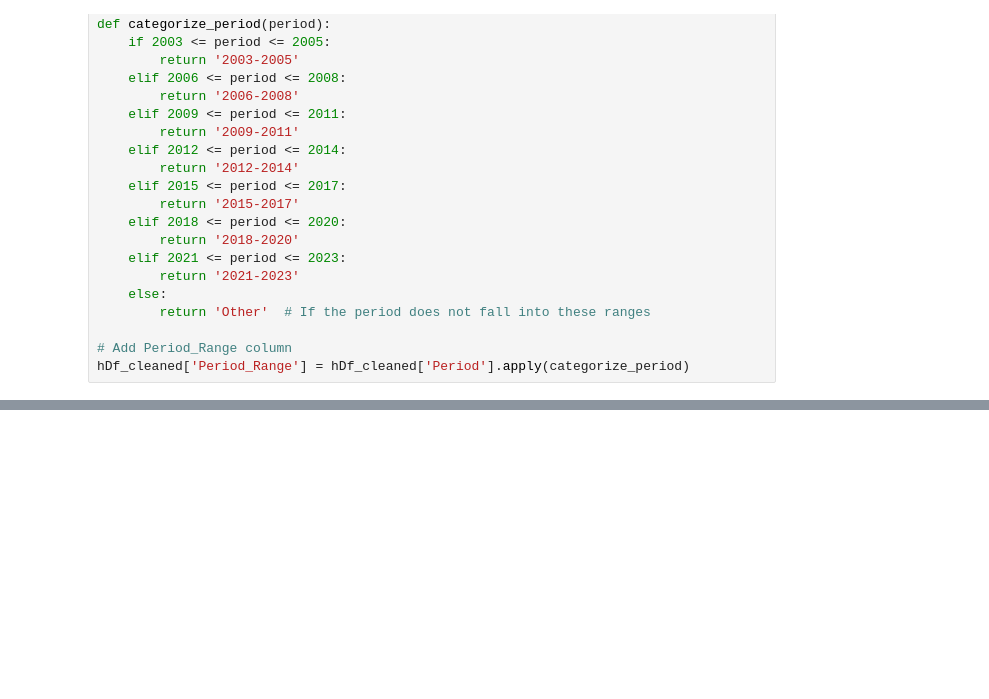
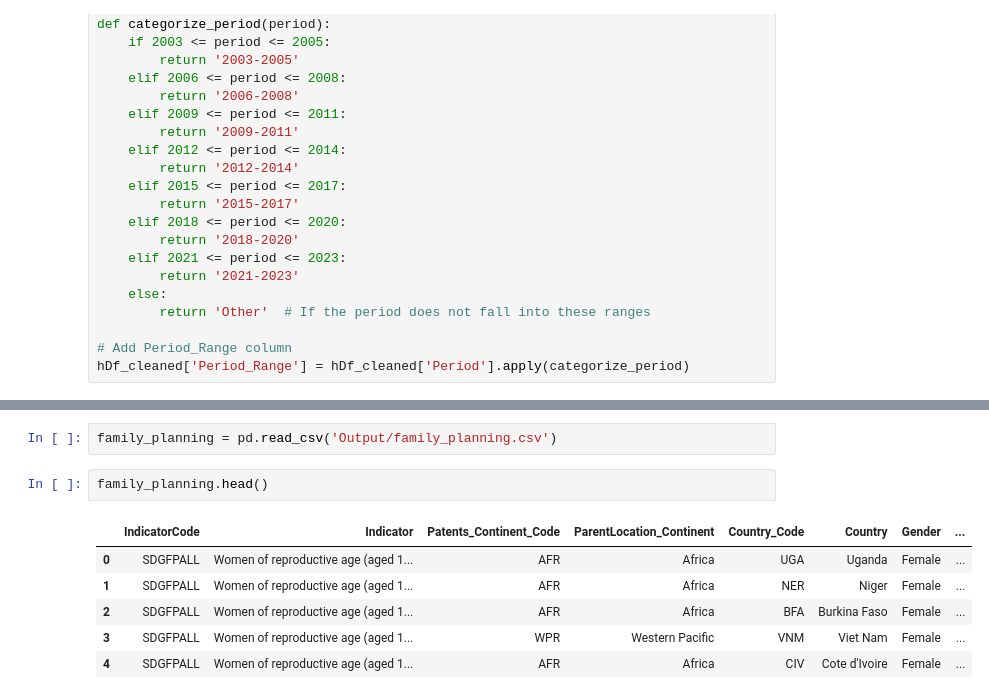
Before and after one commit to laurar9889/Project_3_Team_1, a Jupyter notebook: halu.ipynb, the cells around one changed output, grey strips where cells are left out. Cells and saved outputs as stored; diff of their text form; blank space fills up the shorter version.

```diff
--- a/halu.ipynb
+++ b/halu.ipynb
@@ -160,0 +205,11 @@ hDf_cleaned.head()
+# %%
+family_planning = pd.read_csv('Output/family_planning.csv')
+# %%
+family_planning.head()
+# %% [output]
+|  | IndicatorCode | Indicator | Patents_Continent_Code | ParentLocation_Continent | Country_Code | Country | Gender | ... |
+| 0 | SDGFPALL | Women of reproductive age (aged 1... | AFR | Africa | UGA | Uganda | Female | ... |
+| 1 | SDGFPALL | Women of reproductive age (aged 1... | AFR | Africa | NER | Niger | Female | ... |
+| 2 | SDGFPALL | Women of reproductive age (aged 1... | AFR | Africa | BFA | Burkina Faso | Female | ... |
+| 3 | SDGFPALL | Women of reproductive age (aged 1... | WPR | Western Pacific | VNM | Viet Nam | Female | ... |
+| 4 | SDGFPALL | Women of reproductive age (aged 1... | AFR | Africa | CIV | Cote d'Ivoire | Female | ... |
```
Also changed, not shown: parts of 12 cells of this notebook, 7 other files.
